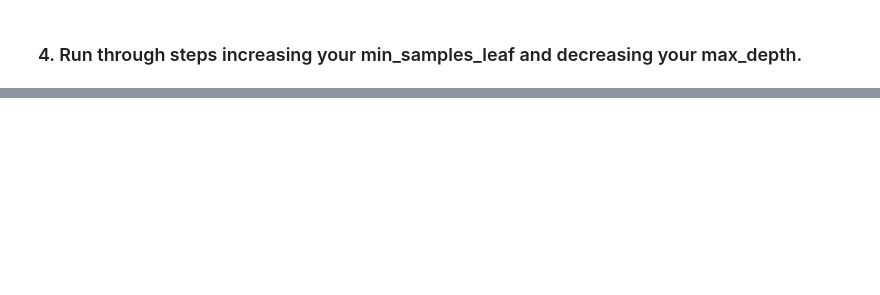
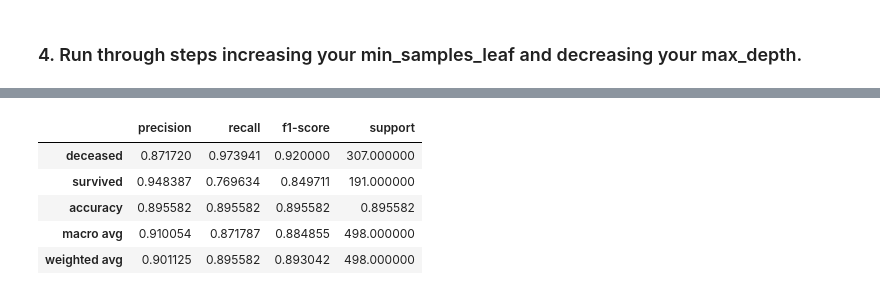
Before and after one commit to aliciag92/classification-exercises, a Jupyter notebook: model.ipynb, the cells around one changed output, grey strips where cells are left out. Saved outputs shown, nothing was run; the diff lists cells and outputs as text; code cells hidden in the pictures; blank space fills up the shorter version.

```diff
--- a/model.ipynb
+++ b/model.ipynb
@@ -540,0 +701,4 @@ weighted avg       0.76      0.76      0.75       214
+# %%
+#create 2nd blank Random Forest classifier
+rf2 = RandomForestClassifier(max_depth=8, min_samples_leaf=3, random_state=123)
+rf2
@@ -540,0 +707,6 @@ weighted avg       0.76      0.76      0.75       214
+# %%
+#fit/train the model(random tree classifier) to training data/sample
+# format: model.fit(X, y)
+
+rf2 = rf2.fit(X_train, y_train)
+rf2.classes_
@@ -540,0 +715,4 @@ weighted avg       0.76      0.76      0.75       214
+# %%
+#transform/make predictions using trained model (the training sample)
+y_pred = rf2.predict(X_train)
+y_pred[0:5]
@@ -540,0 +790,12 @@ weighted avg       0.76      0.76      0.75       214
+# %%
+#cleaner way to read classification report w/ renamed classes
+class_report = classification_report(y_train, y_pred, output_dict=True)
+
+pd.DataFrame(class_report).rename(columns={'0': 'deceased', '1': 'survived'}).T
+# %% [output]
+|  | precision | recall | f1-score | support |
+| deceased | 0.871720 | 0.973941 | 0.920000 | 307.000000 |
+| survived | 0.948387 | 0.769634 | 0.849711 | 191.000000 |
+| accuracy | 0.895582 | 0.895582 | 0.895582 | 0.895582 |
+| macro avg | 0.910054 | 0.871787 | 0.884855 | 498.000000 |
+| weighted avg | 0.901125 | 0.895582 | 0.893042 | 498.000000 |
```
Also changed, not shown: parts of 45 cells of this notebook.
